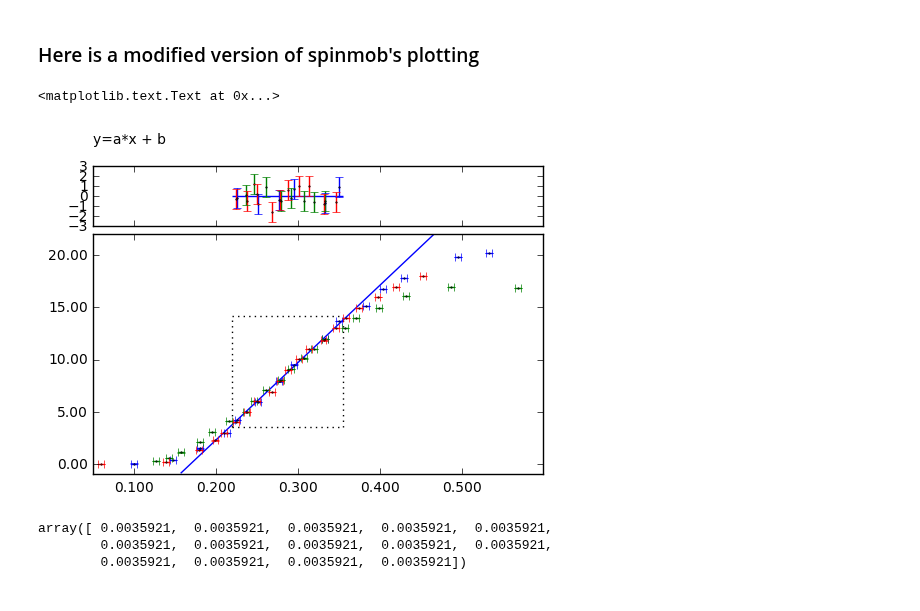
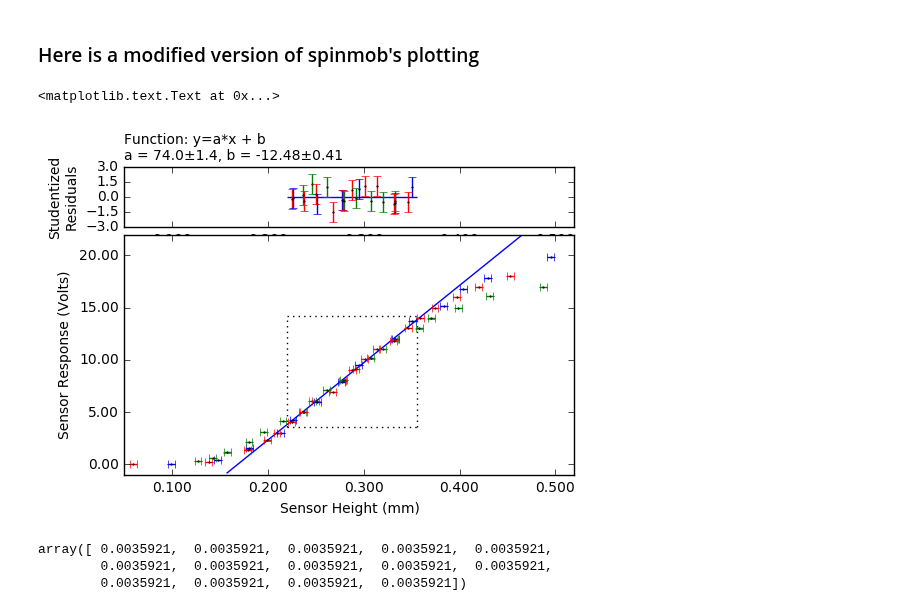
Before and after one commit to ry-dgel/Chladni, a Jupyter notebook: analysis/interim_analysis_post_offset.ipynb, the cells around one changed output. Drawn from its saved outputs; the diff is of its cells as text; code cells hidden in the pictures.

Commit message:
Finished calibration plot

```diff
--- a/analysis/interim_analysis_post_offset.ipynb
+++ b/analysis/interim_analysis_post_offset.ipynb
@@ -331,7 +331,7 @@ for calibration_data in calibration_datas:
 
 
 
-a2.set_xlim([0.05, 0.6]);
+a2.set_xlim([0.05, 0.52]);
 a2.set_ylim([-1, 22]);
 
 left_side_of_fit = xdata[17] - 0.005
@@ -356,35 +356,44 @@ a2.hlines(
 #Draw a line for residuals:
 a1.hlines(y = 0,  xmin=left_side_of_fit,
     xmax=right_side_of_fit, color='b')
 
 #Calculate the studentized residuals:
 #residuals = ydata[17:17+24]-linear_fit(xdata[17:17+24])
 #full_error = np.sqrt(np.square(eydata[17:17+24]) + np.square(results[0]*exdata[17:17+24]))
 #studentized_residuals = residuals/full_error
 #a1.errorbar(x=xdata[17:17+24],
 #            y=studentized_residuals,
 #            yerr=np.ones(24),
 #            fmt='none')
 
+a2.set_xlabel('Sensor Height (mm)')
+a2.set_ylabel('Sensor Response (Volts)')
+a1.set_ylabel('Studentized\nResiduals')
+
 for calibration_data in calibration_datas:
     indices_in_zone = np.where(
         np.logical_and(
             calibration_data[0] > left_side_of_fit,
             calibration_data[0] < right_side_of_fit))
 
     residuals = calibration_data[1][indices_in_zone]-linear_fit(calibration_data[0][indices_in_zone])
     full_error = np.sqrt(np.square(eydata[:len(residuals)]) + np.square(results[0]*exdata[:len(residuals)]))
     studentized_residuals = residuals/full_error
 
     a1.errorbar(x=calibration_data[0][indices_in_zone],
                 y=studentized_residuals,
                 yerr=np.ones(len(residuals)),
                 fmt="o", ms=1)
 
-a1.set_title("y=a*x + b\n", fontsize=10, ha='left', position=(0,1))
+a1.set_yticks(np.arange(-3, 3.01, 1.5))
+
+a1.set_title("Function: y=a*x + b\na = " + \
+             str(results[0]) + "±" + str(eresults[0]) +\
+             ", b = " + \
+             str(results[1])  + "±" + str(eresults[1]), fontsize=10, ha='left', position=(0,1))
 # %% [output]
 <matplotlib.text.Text at 0x...>
-[figure, old version]
+[figure, new version]
 # %%
 calibration_datas[0][2]
 # %% [output]
```
